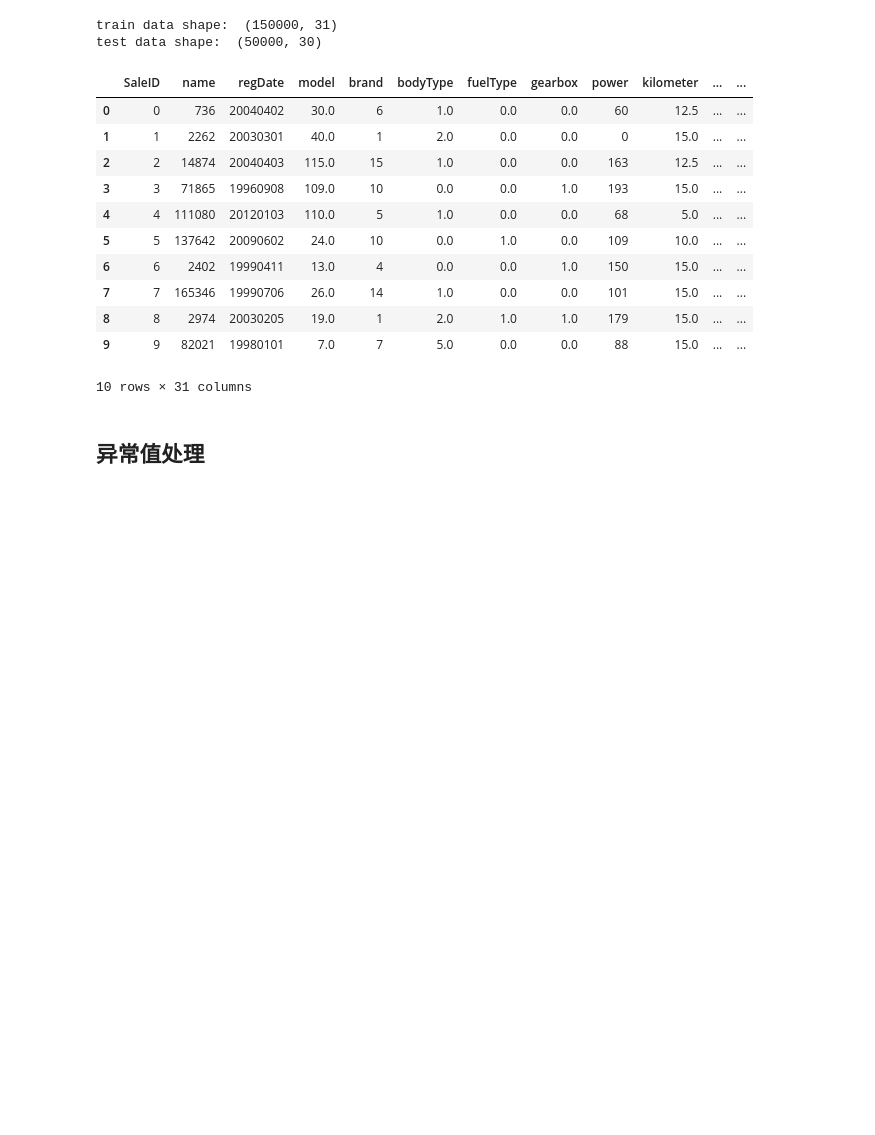
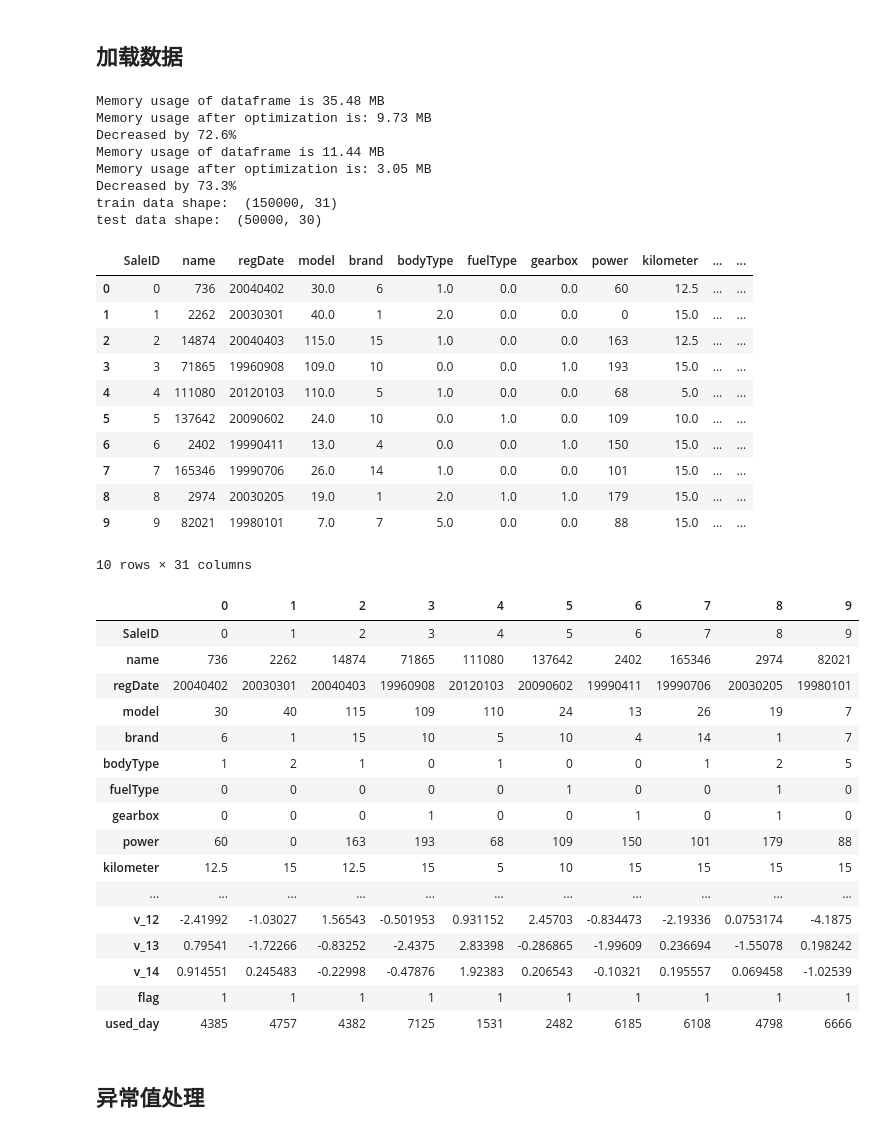
Before and after one commit to clelandgt/machine_learning, a Jupyter notebook: competitions/tianchi/used_car/feature_process.ipynb, the cells around one changed output. Drawn from its saved outputs; the diff is of its cells as text; code cells hidden in the pictures; blank space fills up the shorter version.

```diff
--- a/competitions/tianchi/used_car/feature_process.ipynb
+++ b/competitions/tianchi/used_car/feature_process.ipynb
@@ -10,11 +47,37 @@ from operator import itemgetter
+# %% [markdown]
+## 加载数据
+# %%
+# 加载数据
+import os
+import wget
+
+
+def read_csv(path, seq=' ', remote=False):
+    """读取csv,若是远程文件第一次远程读取，下载在本地，以后直接从本地读取"""
+    out_path = path.split('/')[-1] + '.csv'
+    if not remote:
+        return pd.read_csv(out_path, seq)
+    if os.path.exists(out_path):
+        os.remove(out_path)
+    wget.download(path, out_path)
+    return pd.read_csv(out_path, seq)
 # %%
-train_df = pd.read_csv('datasets/used_car_train_20200313.csv', sep=' ')
-test_df = pd.read_csv('datasets/used_car_testA_20200313.csv', sep=' ')
+train_df = read_csv('https://query.data.world/s/gthedhekbujsbrb2xv6xw5upd2cpvn')
+test_df = read_csv('https://query.data.world/s/sclhycnxm36nefhxqis7itzs6wz5g5')
+
+train_df = reduce_mem_usage(train_df)
+test_df = reduce_mem_usage(test_df)
 
 print('train data shape: ', train_df.shape)
 print('test data shape: ', test_df.shape)
 train_df.head(10)
 # %% [output]
+Memory usage of dataframe is 35.48 MB
+Memory usage after optimization is: 9.73 MB
+Decreased by 72.6%
+Memory usage of dataframe is 11.44 MB
+Memory usage after optimization is: 3.05 MB
+Decreased by 73.3%
 train data shape:  (150000, 31)
 test data shape:  (50000, 30)
 |  | SaleID | name | regDate | model | brand | bodyType | fuelType | gearbox | power | kilometer | ... | ... |
@@ -29,6 +92,26 @@ test data shape:  (50000, 30)
 | 8 | 8 | 2974 | 20030205 | 19.0 | 1 | 2.0 | 1.0 | 1.0 | 179 | 15.0 | ... | ... |
 | 9 | 9 | 82021 | 19980101 | 7.0 | 7 | 5.0 | 0.0 | 0.0 | 88 | 15.0 | ... | ... |
 10 rows × 31 columns
+# %%
+train_df.head(10).T
+# %% [output]
+|  | 0 | 1 | 2 | 3 | 4 | 5 | 6 | 7 | 8 | 9 |
+| SaleID | 0 | 1 | 2 | 3 | 4 | 5 | 6 | 7 | 8 | 9 |
+| name | 736 | 2262 | 14874 | 71865 | 111080 | 137642 | 2402 | 165346 | 2974 | 82021 |
+| regDate | 20040402 | 20030301 | 20040403 | 19960908 | 20120103 | 20090602 | 19990411 | 19990706 | 20030205 | 19980101 |
+| model | 30 | 40 | 115 | 109 | 110 | 24 | 13 | 26 | 19 | 7 |
+| brand | 6 | 1 | 15 | 10 | 5 | 10 | 4 | 14 | 1 | 7 |
+| bodyType | 1 | 2 | 1 | 0 | 1 | 0 | 0 | 1 | 2 | 5 |
+| fuelType | 0 | 0 | 0 | 0 | 0 | 1 | 0 | 0 | 1 | 0 |
+| gearbox | 0 | 0 | 0 | 1 | 0 | 0 | 1 | 0 | 1 | 0 |
+| power | 60 | 0 | 163 | 193 | 68 | 109 | 150 | 101 | 179 | 88 |
+| kilometer | 12.5 | 15 | 12.5 | 15 | 5 | 10 | 15 | 15 | 15 | 15 |
+| ... | ... | ... | ... | ... | ... | ... | ... | ... | ... | ... |
+| v_12 | -2.41992 | -1.03027 | 1.56543 | -0.501953 | 0.931152 | 2.45703 | -0.834473 | -2.19336 | 0.0753174 | -4.1875 |
+| v_13 | 0.79541 | -1.72266 | -0.83252 | -2.4375 | 2.83398 | -0.286865 | -1.99609 | 0.236694 | -1.55078 | 0.198242 |
+| v_14 | 0.914551 | 0.245483 | -0.22998 | -0.47876 | 1.92383 | 0.206543 | -0.10321 | 0.195557 | 0.069458 | -1.02539 |
+| flag | 1 | 1 | 1 | 1 | 1 | 1 | 1 | 1 | 1 | 1 |
+| used_day | 4385 | 4757 | 4382 | 7125 | 1531 | 2482 | 6185 | 6108 | 4798 | 6666 |
 # %% [markdown]
 ## 异常值处理
 # %%
```
Also changed, not shown: parts of 4 cells of this notebook, 2 other files.
